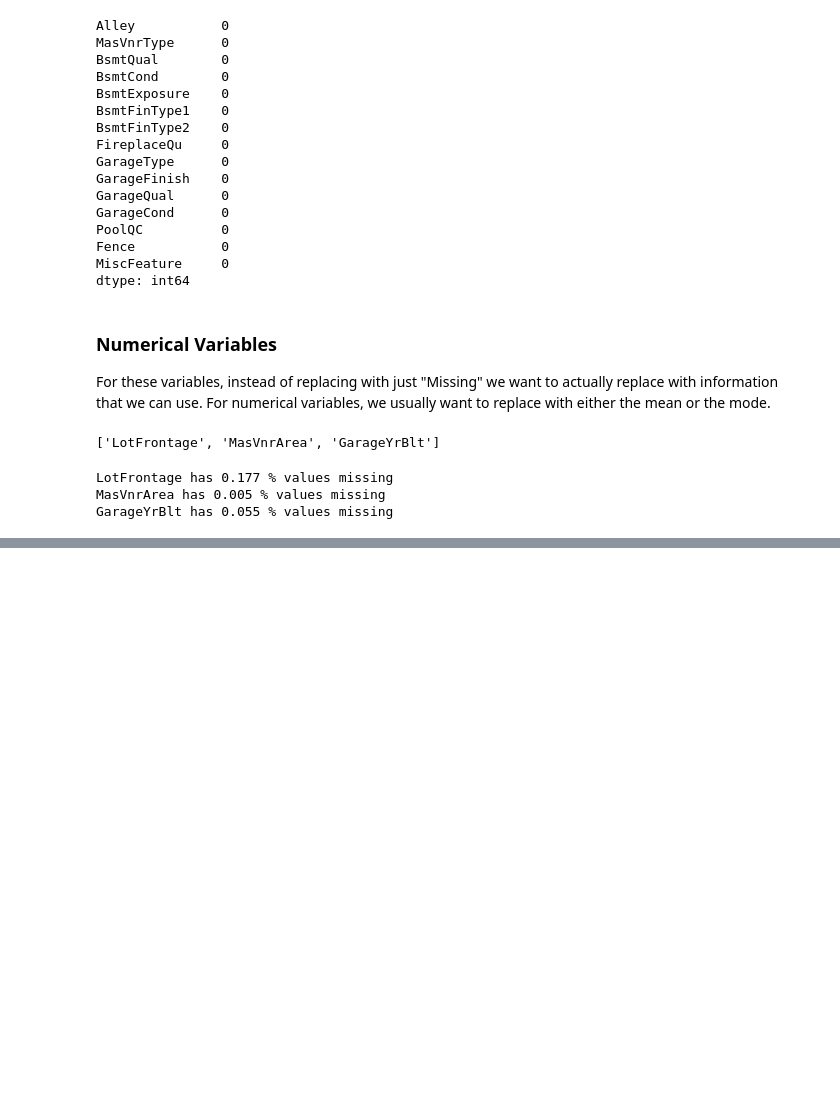
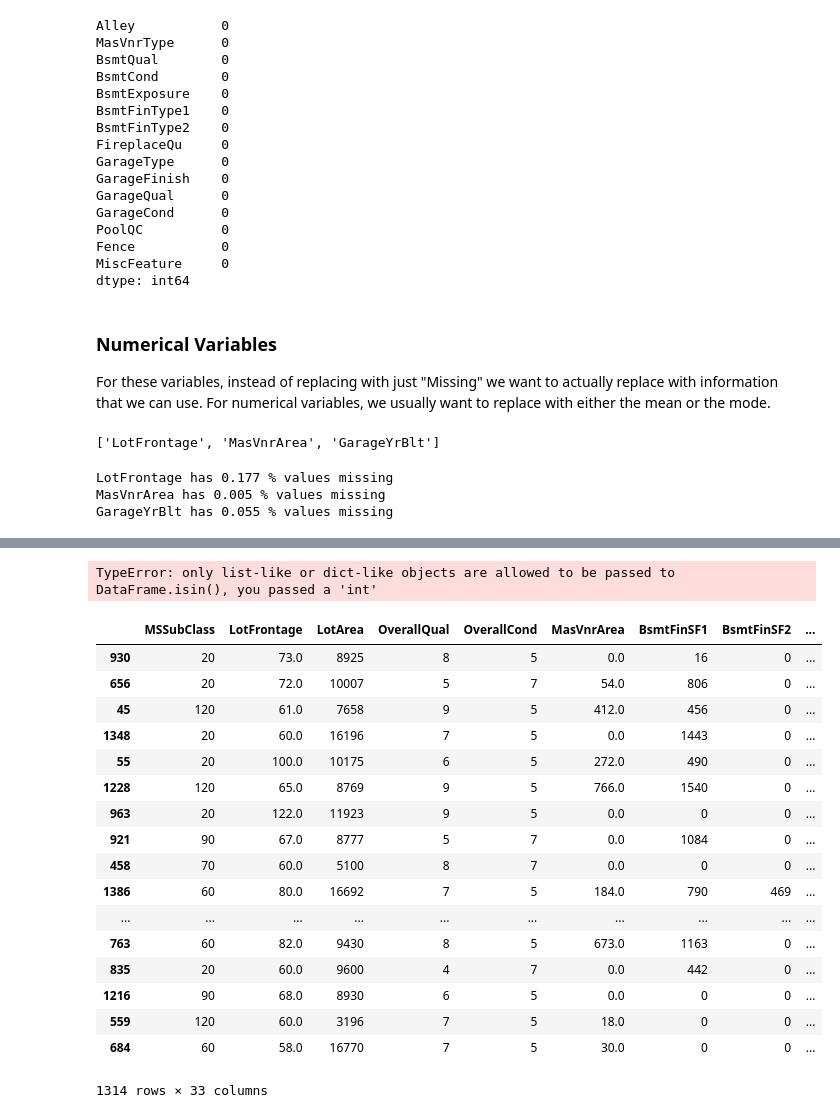
Before and after one commit to atifs/Machine-Learning-Infrastructure, a Jupyter notebook: Feature Engineering.ipynb, the cells around one changed output, grey strips where cells are left out. Drawn from its saved outputs; the diff is of its cells as text; code cells hidden in the pictures; blank space fills up the shorter version.

```diff
--- a/Feature Engineering.ipynb
+++ b/Feature Engineering.ipynb
@@ -121,0 +129,25 @@ def fill_num_na(data, var):
+# %%
+x_train[fnum_vars].isin(0)
+# %% [output]
+TypeError: only list-like or dict-like objects are allowed to be passed to DataFrame.isin(), you passed a 'int'
+# %%
+new
+# %% [output]
+|  | MSSubClass | LotFrontage | LotArea | OverallQual | OverallCond | MasVnrArea | BsmtFinSF1 | BsmtFinSF2 | ... |
+| 930 | 20 | 73.0 | 8925 | 8 | 5 | 0.0 | 16 | 0 | ... |
+| 656 | 20 | 72.0 | 10007 | 5 | 7 | 54.0 | 806 | 0 | ... |
+| 45 | 120 | 61.0 | 7658 | 9 | 5 | 412.0 | 456 | 0 | ... |
+| 1348 | 20 | 60.0 | 16196 | 7 | 5 | 0.0 | 1443 | 0 | ... |
+| 55 | 20 | 100.0 | 10175 | 6 | 5 | 272.0 | 490 | 0 | ... |
+| 1228 | 120 | 65.0 | 8769 | 9 | 5 | 766.0 | 1540 | 0 | ... |
+| 963 | 20 | 122.0 | 11923 | 9 | 5 | 0.0 | 0 | 0 | ... |
+| 921 | 90 | 67.0 | 8777 | 5 | 7 | 0.0 | 1084 | 0 | ... |
+| 458 | 70 | 60.0 | 5100 | 8 | 7 | 0.0 | 0 | 0 | ... |
+| 1386 | 60 | 80.0 | 16692 | 7 | 5 | 184.0 | 790 | 469 | ... |
+| ... | ... | ... | ... | ... | ... | ... | ... | ... | ... |
+| 763 | 60 | 82.0 | 9430 | 8 | 5 | 673.0 | 1163 | 0 | ... |
+| 835 | 20 | 60.0 | 9600 | 4 | 7 | 0.0 | 442 | 0 | ... |
+| 1216 | 90 | 68.0 | 8930 | 6 | 5 | 0.0 | 0 | 0 | ... |
+| 559 | 120 | 60.0 | 3196 | 7 | 5 | 18.0 | 0 | 0 | ... |
+| 684 | 60 | 58.0 | 16770 | 7 | 5 | 30.0 | 0 | 0 | ... |
+1314 rows × 33 columns
```
Also changed, not shown: parts of 4 cells of this notebook.
